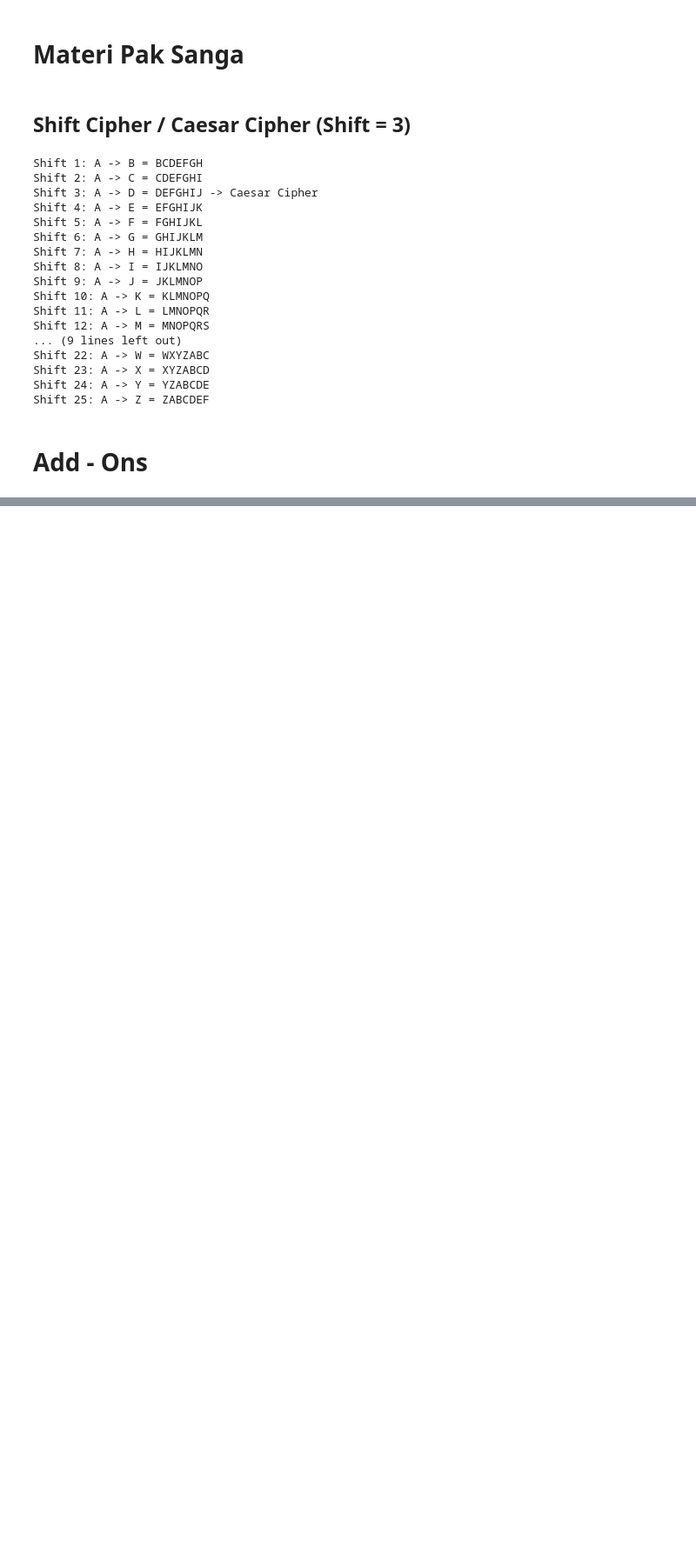
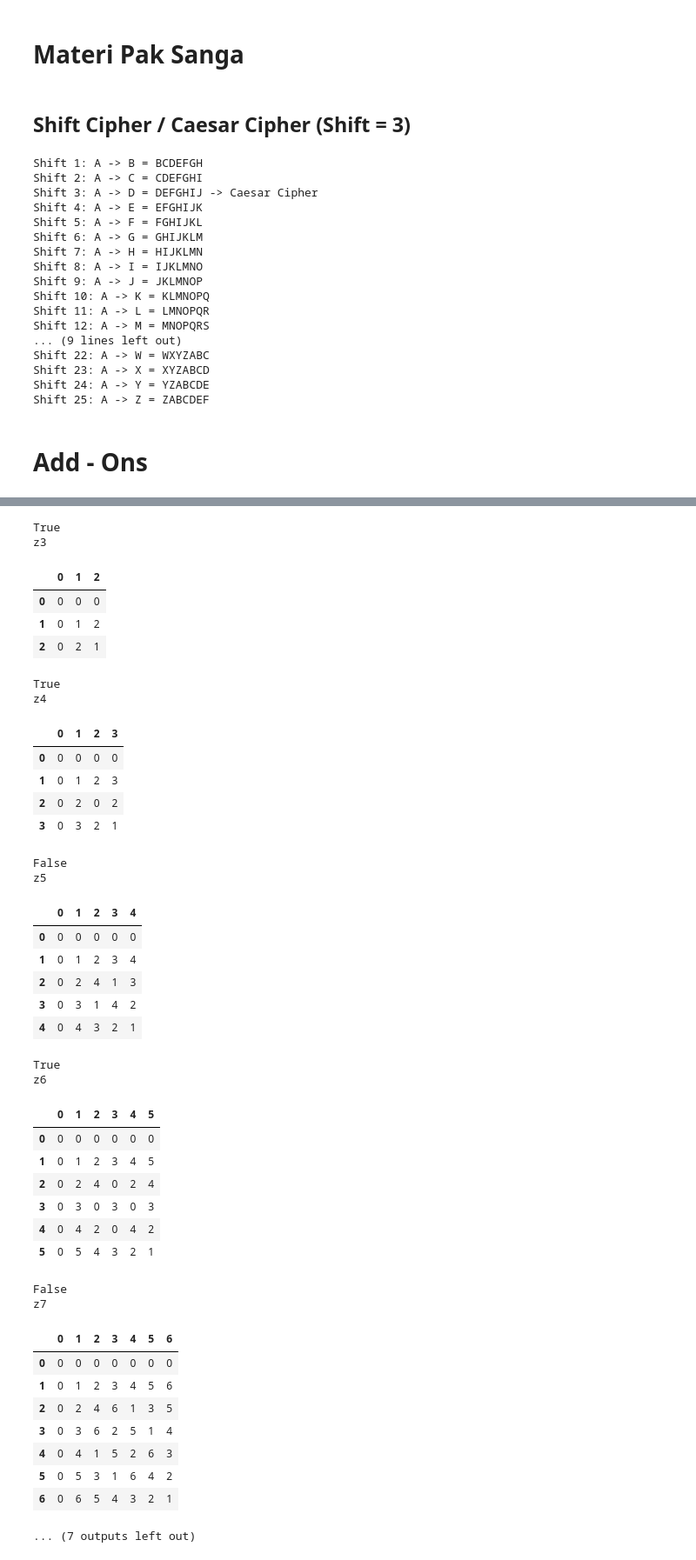
Before and after one commit to StefannusChristian/Computer-Security, a Jupyter notebook: uts.ipynb, the cells around one changed output, grey strips where cells are left out. Shown at 87% size. Drawn from its saved outputs; the diff is of its cells as text; code cells hidden in the pictures; blank space fills up the shorter version.

```diff
--- a/uts.ipynb
+++ b/uts.ipynb
@@ -746,0 +964,12 @@ Shift 25: A -> Z = ZABCDEF
+# %%
+def is_zn_field(n):
+    print_mult_table_mod(n)
+    for i in range(1,n):
+        if find_mult_inverse(i,n) == -1:
+            return False
+    return True
+
+for i in range(2,11):
+    print(f'z{i}')
+    print(is_zn_field(i))
+# %% [output]
@@ -746,0 +980,41 @@ Shift 25: A -> Z = ZABCDEF
+True
+z3
+|  | 0 | 1 | 2 |
+| 0 | 0 | 0 | 0 |
+| 1 | 0 | 1 | 2 |
+| 2 | 0 | 2 | 1 |
+True
+z4
+|  | 0 | 1 | 2 | 3 |
+| 0 | 0 | 0 | 0 | 0 |
+| 1 | 0 | 1 | 2 | 3 |
+| 2 | 0 | 2 | 0 | 2 |
+| 3 | 0 | 3 | 2 | 1 |
+False
+z5
+|  | 0 | 1 | 2 | 3 | 4 |
+| 0 | 0 | 0 | 0 | 0 | 0 |
+| 1 | 0 | 1 | 2 | 3 | 4 |
+| 2 | 0 | 2 | 4 | 1 | 3 |
+| 3 | 0 | 3 | 1 | 4 | 2 |
+| 4 | 0 | 4 | 3 | 2 | 1 |
+True
+z6
+|  | 0 | 1 | 2 | 3 | 4 | 5 |
+| 0 | 0 | 0 | 0 | 0 | 0 | 0 |
+| 1 | 0 | 1 | 2 | 3 | 4 | 5 |
+| 2 | 0 | 2 | 4 | 0 | 2 | 4 |
+| 3 | 0 | 3 | 0 | 3 | 0 | 3 |
+| 4 | 0 | 4 | 2 | 0 | 4 | 2 |
+| 5 | 0 | 5 | 4 | 3 | 2 | 1 |
+False
+z7
+|  | 0 | 1 | 2 | 3 | 4 | 5 | 6 |
+| 0 | 0 | 0 | 0 | 0 | 0 | 0 | 0 |
+| 1 | 0 | 1 | 2 | 3 | 4 | 5 | 6 |
+| 2 | 0 | 2 | 4 | 6 | 1 | 3 | 5 |
+| 3 | 0 | 3 | 6 | 2 | 5 | 1 | 4 |
+| 4 | 0 | 4 | 1 | 5 | 2 | 6 | 3 |
+| 5 | 0 | 5 | 3 | 1 | 6 | 4 | 2 |
+| 6 | 0 | 6 | 5 | 4 | 3 | 2 | 1 |
+... (7 outputs left out)
```
Also changed, not shown: parts of 36 cells of this notebook.
